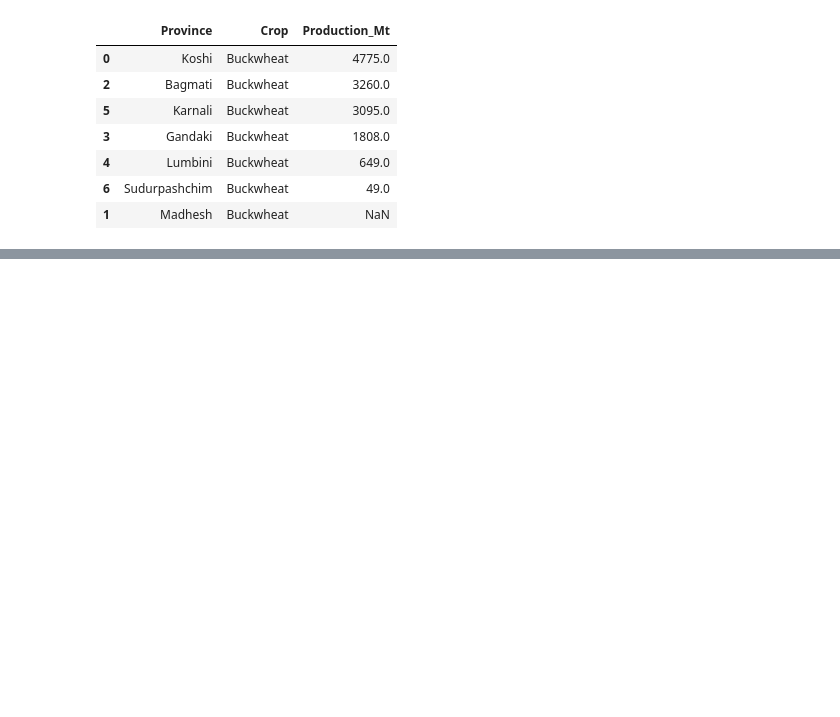
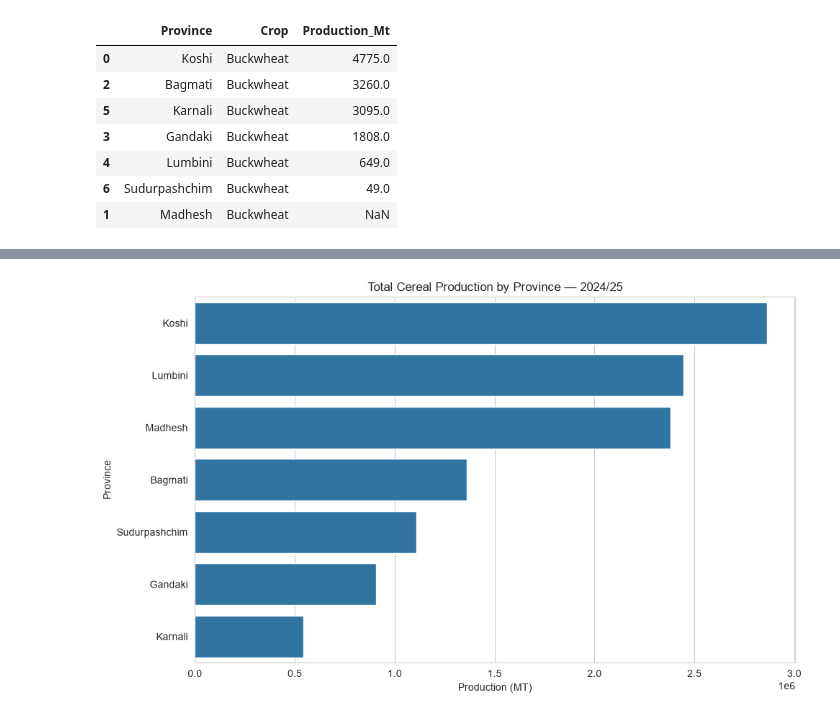
Before and after one commit to Srijan0113/Nepal_Agriculture_Analysis, a Jupyter notebook: Python/04_Province_and_District_Analysis.ipynb, the cells around one changed output, grey strips where cells are left out. Drawn from its saved outputs; the diff is of its cells as text; code cells hidden in the pictures; blank space fills up the shorter version.

Commit message:
Cereal Production by province completed.

```diff
--- a/Python/04_Province_and_District_Analysis.ipynb
+++ b/Python/04_Province_and_District_Analysis.ipynb
@@ -257,0 +260,11 @@ display(
+# %%
+province_cereal_total = (
+    province_cereal_df
+    .groupby("Province")["Production_Mt"]
+    .sum()
+    .reset_index()
+    .rename(columns={"Production_Mt": "Total_Production_Mt"})
+    .sort_values("Total_Production_Mt", ascending=False)
+)
+
+display(province_cereal_total)
@@ -257,0 +280,16 @@ display(
+# %%
+plt.figure(figsize=(10, 6))
+
+sns.barplot(
+    data=province_cereal_total,
+    x="Total_Production_Mt",
+    y="Province"
+)
+
+plt.title("Total Cereal Production by Province — 2024/25")
+plt.xlabel("Production (MT)")
+plt.ylabel("Province")
+plt.tight_layout()
+plt.show()
+# %% [output]
+[figure, added]
```
Also changed, not shown: parts of 14 cells of this notebook.
